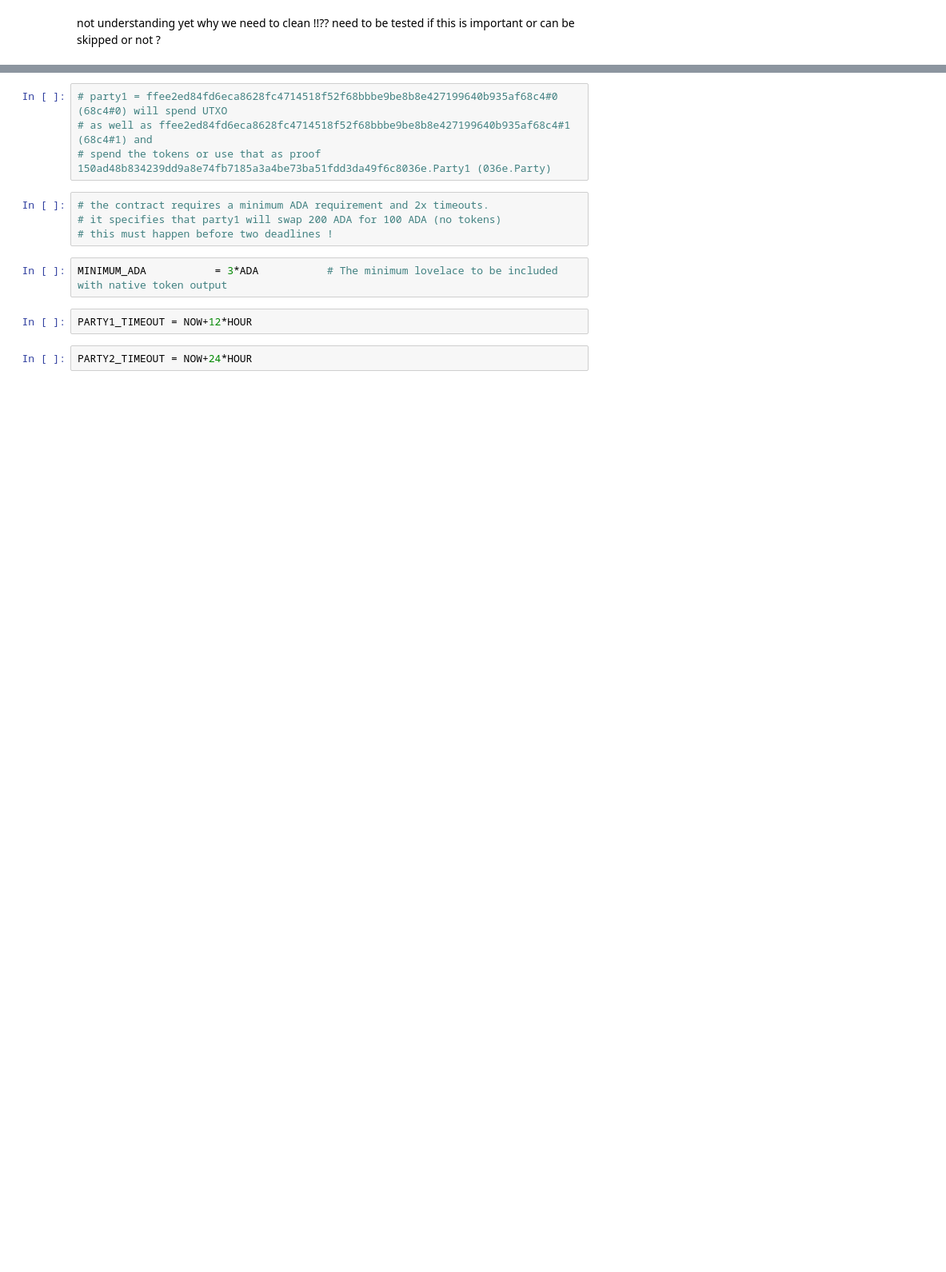
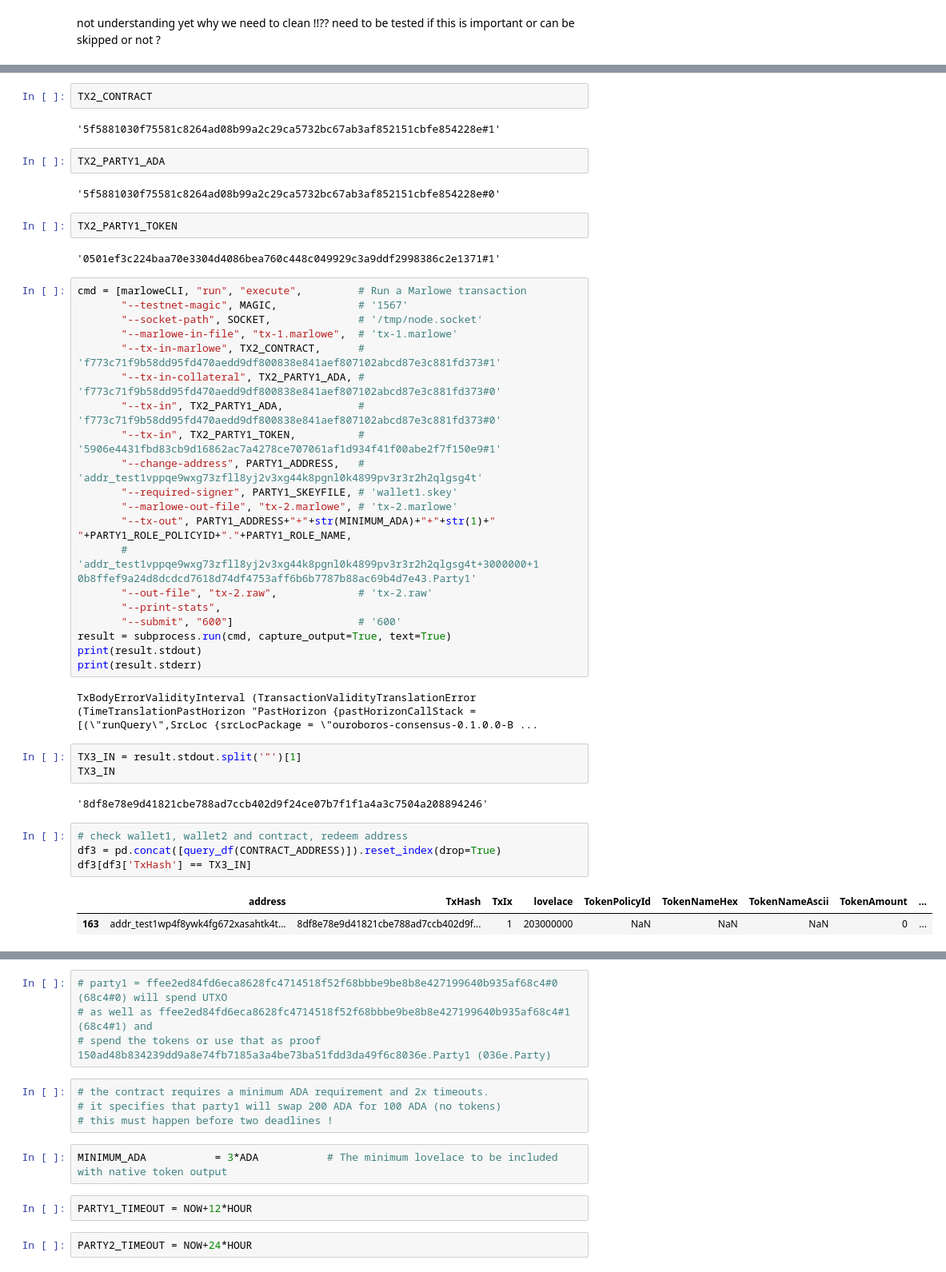
Before and after one commit to littlefish-foundation/cardano-contracts-cookbook, a Jupyter notebook: code/notebooks/howto_cardano_swap_contract.ipynb, the cells around one changed output, grey strips where cells are left out. Shown at 80% size. Drawn from its saved outputs; the diff is of its cells as text; blank space fills up the shorter version.

```diff
--- a/code/notebooks/howto_cardano_swap_contract.ipynb
+++ b/code/notebooks/howto_cardano_swap_contract.ipynb
@@ -1577,0 +1756,46 @@ Execution units:
+# %%
+TX2_CONTRACT
+# %% [output]
+'5f5881030f75581c8264ad08b99a2c29ca5732bc67ab3af852151cbfe854228e#1'
+# %%
+TX2_PARTY1_ADA
+# %% [output]
+'5f5881030f75581c8264ad08b99a2c29ca5732bc67ab3af852151cbfe854228e#0'
+# %%
+TX2_PARTY1_TOKEN
+# %% [output]
+'0501ef3c224baa70e3304d4086bea760c448c049929c3a9ddf2998386c2e1371#1'
+# %%
+cmd = [marloweCLI, "run", "execute",         # Run a Marlowe transaction
+       "--testnet-magic", MAGIC,             # '1567'
+       "--socket-path", SOCKET,              # '/tmp/node.socket'
+       "--marlowe-in-file", "tx-1.marlowe",  # 'tx-1.marlowe'
+       "--tx-in-marlowe", TX2_CONTRACT,      # 'f773c71f9b58dd95fd470aedd9df800838e841aef807102abcd87e3c881fd373#1'
+       "--tx-in-collateral", TX2_PARTY1_ADA, # 'f773c71f9b58dd95fd470aedd9df800838e841aef807102abcd87e3c881fd373#0'
+       "--tx-in", TX2_PARTY1_ADA,            # 'f773c71f9b58dd95fd470aedd9df800838e841aef807102abcd87e3c881fd373#0'
+       "--tx-in", TX2_PARTY1_TOKEN,          # '5906e4431fbd83cb9d16862ac7a4278ce707061af1d934f41f00abe2f7f150e9#1'
+       "--change-address", PARTY1_ADDRESS,   # 'addr_test1vppqe9wxg73zfll8yj2v3xg44k8pgnl0k4899pv3r3r2h2qlgsg4t'
+       "--required-signer", PARTY1_SKEYFILE, # 'wallet1.skey'
+       "--marlowe-out-file", "tx-2.marlowe", # 'tx-2.marlowe'
+       "--tx-out", PARTY1_ADDRESS+"+"+str(MINIMUM_ADA)+"+"+str(1)+" "+PARTY1_ROLE_POLICYID+"."+PARTY1_ROLE_NAME,
+       # 'addr_test1vppqe9wxg73zfll8yj2v3xg44k8pgnl0k4899pv3r3r2h2qlgsg4t+3000000+1 0b8ffef9a24d8dcdcd7618d74df4753aff6b6b7787b88ac69b4d7e43.Party1'
+       "--out-file", "tx-2.raw",             # 'tx-2.raw'
+       "--print-stats",
+       "--submit", "600"]                    # '600'
+result = subprocess.run(cmd, capture_output=True, text=True)
+print(result.stdout)
+print(result.stderr)
+# %% [output]
+TxBodyErrorValidityInterval (TransactionValidityTranslationError (TimeTranslationPastHorizon "PastHorizon {pastHorizonCallStack = [(\"runQuery\",SrcLoc {srcLocPackage = \"ouroboros-consensus-0.1.0.0-B ...
+# %%
+TX3_IN = result.stdout.split('"')[1]
+TX3_IN
+# %% [output]
+'8df8e78e9d41821cbe788ad7ccb402d9f24ce07b7f1f1a4a3c7504a208894246'
+# %%
+# check wallet1, wallet2 and contract, redeem address
+df3 = pd.concat([query_df(CONTRACT_ADDRESS)]).reset_index(drop=True)
+df3[df3['TxHash'] == TX3_IN]
+# %% [output]
+|  | address | TxHash | TxIx | lovelace | TokenPolicyId | TokenNameHex | TokenNameAscii | TokenAmount | ... |
+| 163 | addr_test1wp4f8ywk4fg672xasahtk4t... | 8df8e78e9d41821cbe788ad7ccb402d9f... | 1 | 203000000 | NaN | NaN | NaN | 0 | ... |
```
Also changed, not shown: parts of 101 cells of this notebook.
